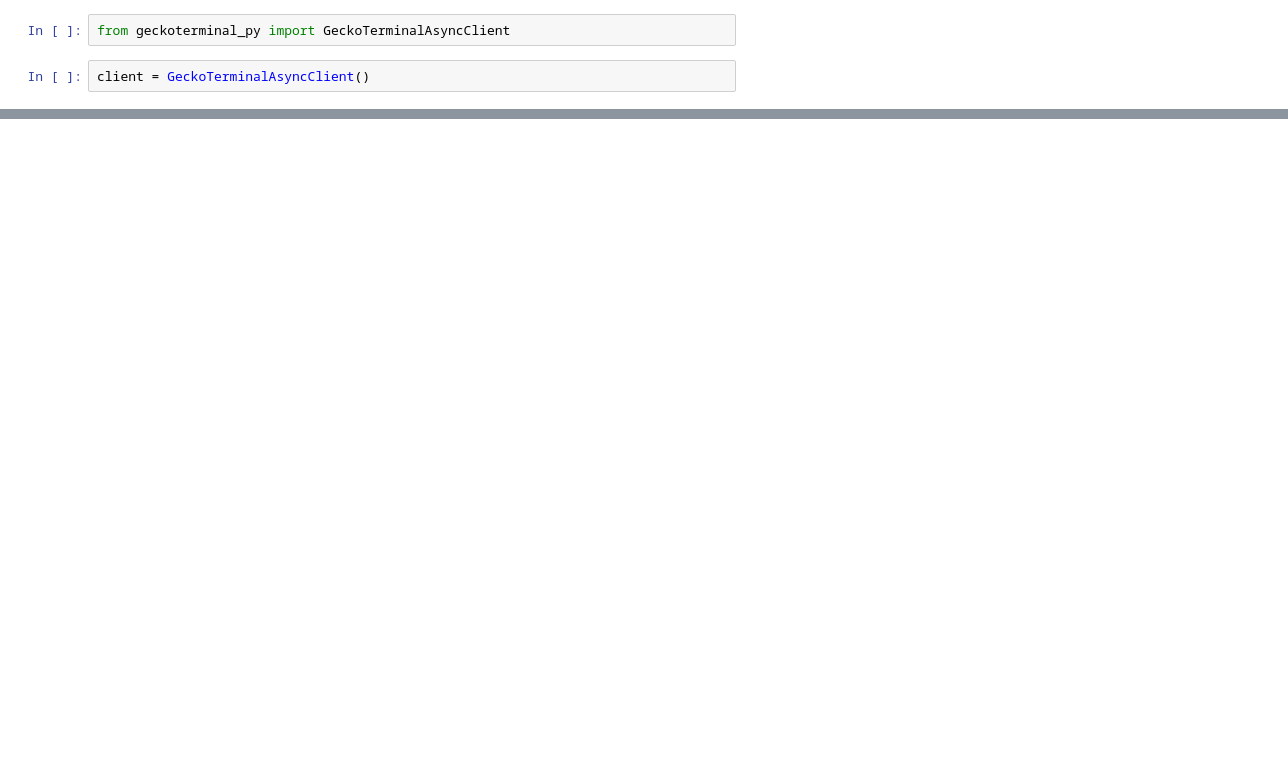
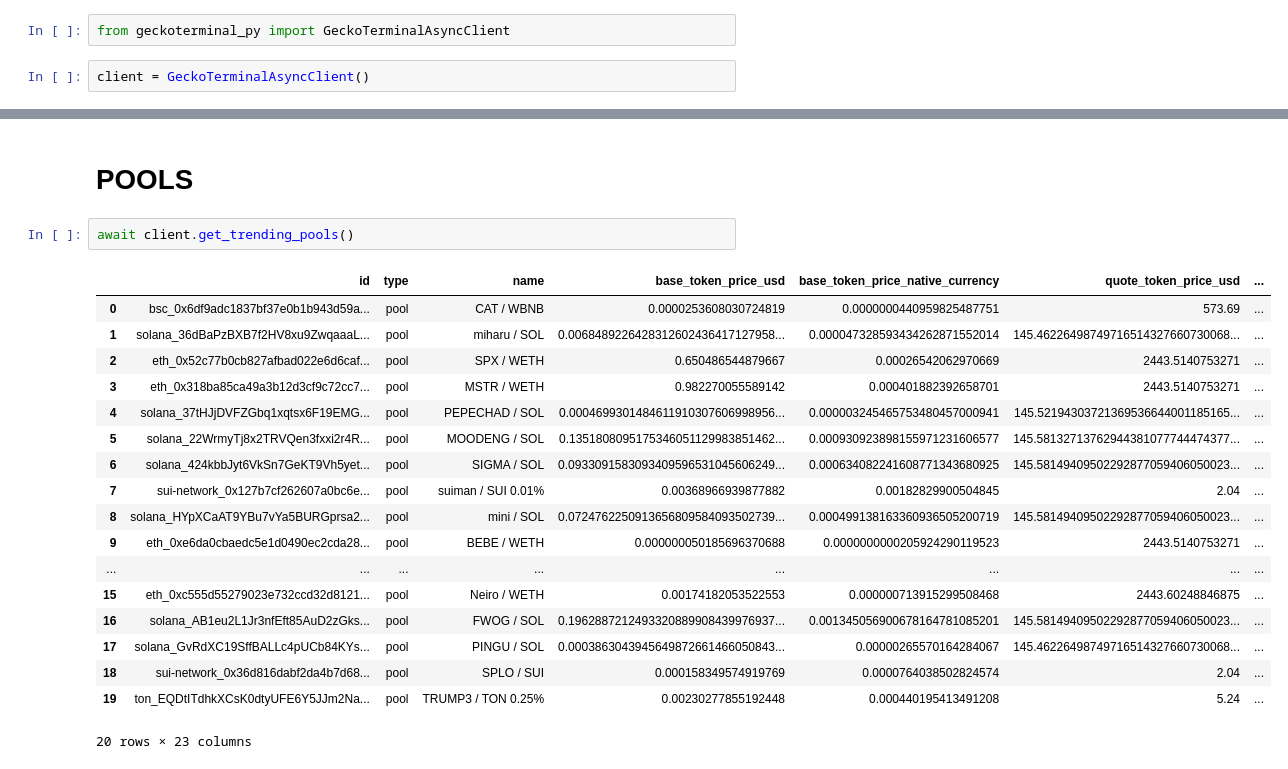
Before and after one commit to cardosofede/geckoterminal-py, a Jupyter notebook: examples/async_client_usage.ipynb, the cells around one changed output, grey strips where cells are left out. Cells and saved outputs as stored; diff of their text form; blank space fills up the shorter version.

```diff
--- a/examples/async_client_usage.ipynb
+++ b/examples/async_client_usage.ipynb
@@ -36,0 +33,23 @@ await client.get_dexes_by_network("bsc")
+# %% [markdown]
+# POOLS
+# %%
+await client.get_trending_pools()
+# %% [output]
+|  | id | type | name | base_token_price_usd | base_token_price_native_currency | quote_token_price_usd | ... |
+| 0 | bsc_0x6df9adc1837bf37e0b1b943d59a... | pool | CAT / WBNB | 0.0000253608030724819 | 0.0000000440959825487751 | 573.69 | ... |
+| 1 | solana_36dBaPzBXB7f2HV8xu9ZwqaaaL... | pool | miharu / SOL | 0.0068489226428312602436417127958... | 0.000047328593434262871552014 | 145.46226498749716514327660730068... | ... |
+| 2 | eth_0x52c77b0cb827afbad022e6d6caf... | pool | SPX / WETH | 0.650486544879667 | 0.00026542062970669 | 2443.5140753271 | ... |
+| 3 | eth_0x318ba85ca49a3b12d3cf9c72cc7... | pool | MSTR / WETH | 0.982270055589142 | 0.000401882392658701 | 2443.5140753271 | ... |
+| 4 | solana_37tHJjDVFZGbq1xqtsx6F19EMG... | pool | PEPECHAD / SOL | 0.0004699301484611910307606998956... | 0.000003245465753480457000941 | 145.52194303721369536644001185165... | ... |
+| 5 | solana_22WrmyTj8x2TRVQen3fxxi2r4R... | pool | MOODENG / SOL | 0.1351808095175346051129983851462... | 0.000930923898155971231606577 | 145.58132713762944381077744474377... | ... |
+| 6 | solana_424kbbJyt6VkSn7GeKT9Vh5yet... | pool | SIGMA / SOL | 0.0933091583093409596531045606249... | 0.000634082241608771343680925 | 145.58149409502292877059406050023... | ... |
+| 7 | sui-network_0x127b7cf262607a0bc6e... | pool | suiman / SUI 0.01% | 0.00368966939877882 | 0.00182829900504845 | 2.04 | ... |
+| 8 | solana_HYpXCaAT9YBu7vYa5BURGprsa2... | pool | mini / SOL | 0.0724762250913656809584093502739... | 0.000499138163360936505200719 | 145.58149409502292877059406050023... | ... |
+| 9 | eth_0xe6da0cbaedc5e1d0490ec2cda28... | pool | BEBE / WETH | 0.000000050185696370688 | 0.0000000000205924290119523 | 2443.5140753271 | ... |
+| ... | ... | ... | ... | ... | ... | ... | ... |
+| 15 | eth_0xc555d55279023e732ccd32d8121... | pool | Neiro / WETH | 0.00174182053522553 | 0.000000713915299508468 | 2443.60248846875 | ... |
+| 16 | solana_AB1eu2L1Jr3nfEft85AuD2zGks... | pool | FWOG / SOL | 0.1962887212493320889908439976937... | 0.001345056900678164781085201 | 145.58149409502292877059406050023... | ... |
+| 17 | solana_GvRdXC19SffBALLc4pUCb84KYs... | pool | PINGU / SOL | 0.0003863043945649872661466050843... | 0.00000265570164284067 | 145.46226498749716514327660730068... | ... |
+| 18 | sui-network_0x36d816dabf2da4b7d68... | pool | SPLO / SUI | 0.000158349574919769 | 0.0000764038502824574 | 2.04 | ... |
+| 19 | ton_EQDtITdhkXCsK0dtyUFE6Y5JJm2Na... | pool | TRUMP3 / TON 0.25% | 0.00230277855192448 | 0.000440195413491208 | 5.24 | ... |
+20 rows × 23 columns
```
Also changed, not shown: parts of 16 cells of this notebook.
